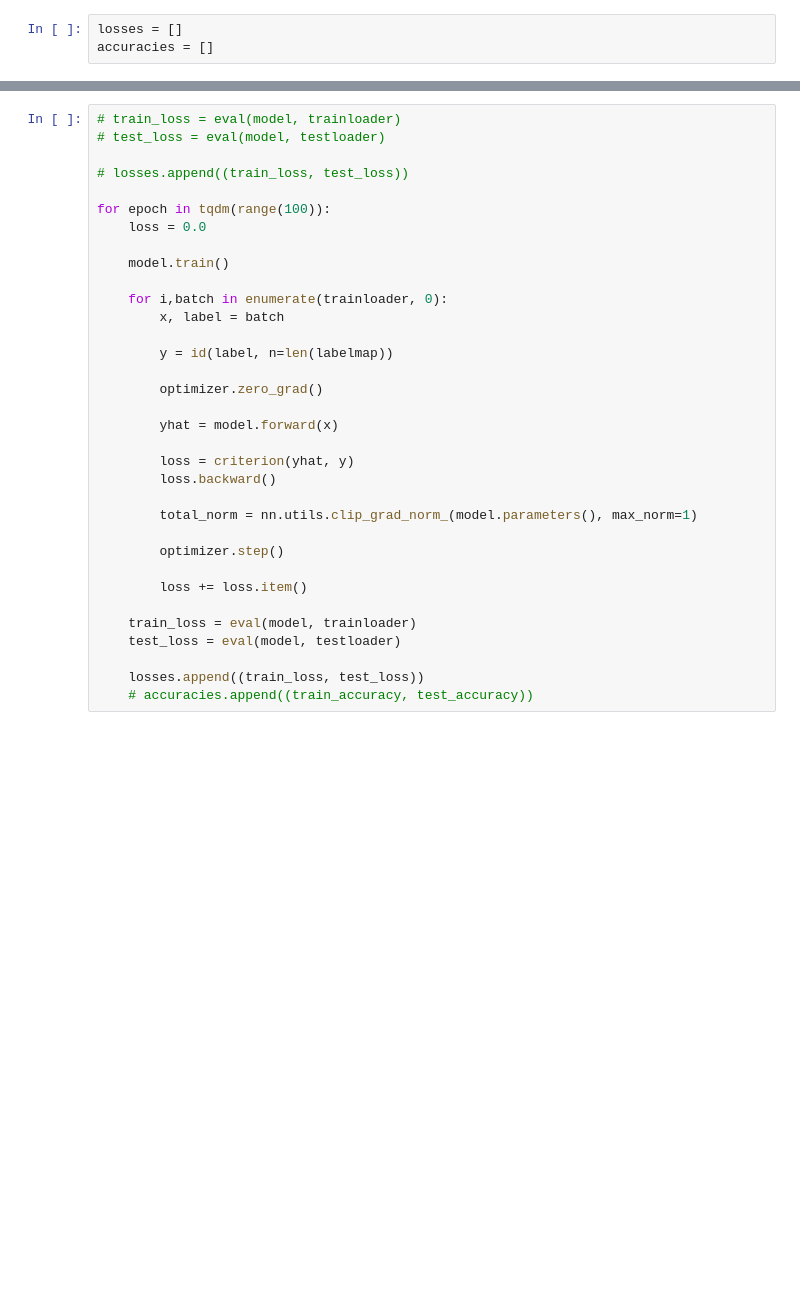
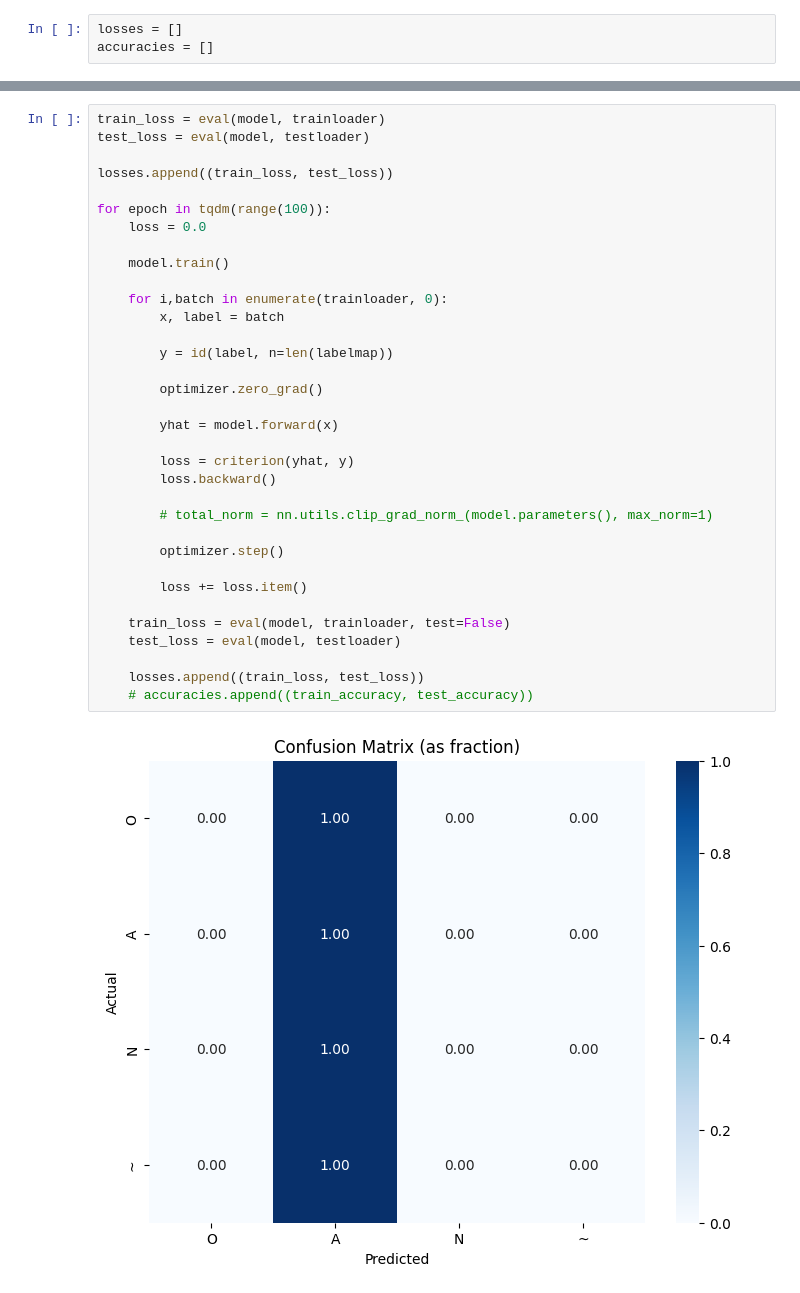
Before and after one commit to MattyAB/ecg_transfer, a Jupyter notebook: ecg.ipynb, the cells around one changed output, grey strips where cells are left out. Saved outputs shown, nothing was run; the diff lists cells and outputs as text; blank space fills up the shorter version.

```diff
--- a/ecg.ipynb
+++ b/ecg.ipynb
@@ -343,34 +394,36 @@ eval(model, testloader)
 # %%
-# train_loss = eval(model, trainloader)
-# test_loss = eval(model, testloader)
+train_loss = eval(model, trainloader)
+test_loss = eval(model, testloader)
 
-# losses.append((train_loss, test_loss))
+losses.append((train_loss, test_loss))
 
 for epoch in tqdm(range(100)):
     loss = 0.0
 
     model.train()
 
     for i,batch in enumerate(trainloader, 0):
         x, label = batch
 
         y = id(label, n=len(labelmap))
 
         optimizer.zero_grad()
 
         yhat = model.forward(x)
 
         loss = criterion(yhat, y)
         loss.backward()
 
-        total_norm = nn.utils.clip_grad_norm_(model.parameters(), max_norm=1)
+        # total_norm = nn.utils.clip_grad_norm_(model.parameters(), max_norm=1)
 
         optimizer.step()
 
         loss += loss.item()
 
-    train_loss = eval(model, trainloader)
+    train_loss = eval(model, trainloader, test=False)
     test_loss = eval(model, testloader)
 
     losses.append((train_loss, test_loss))
     # accuracies.append((train_accuracy, test_accuracy))
+# %% [output]
+[figure, added]
```
Also changed, not shown: parts of 25 cells of this notebook, 1 other file.
